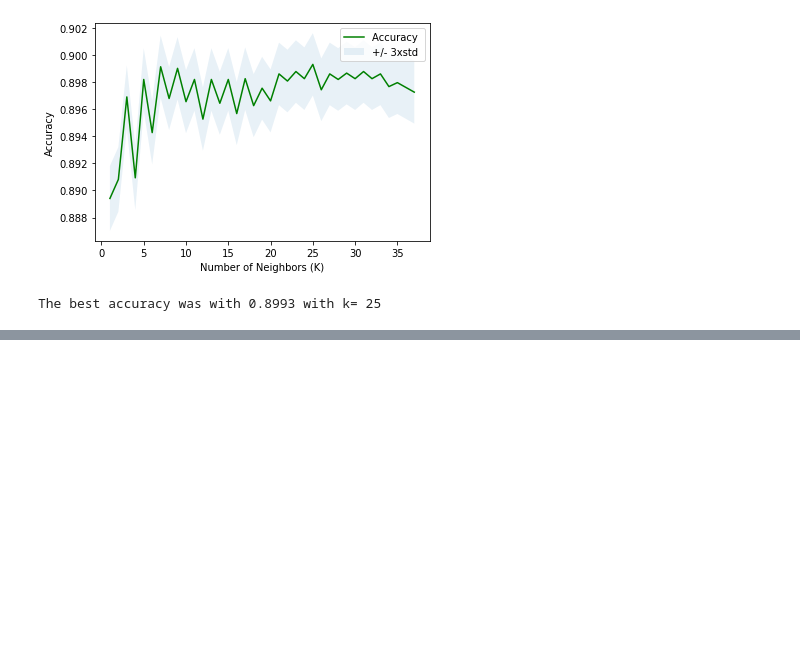
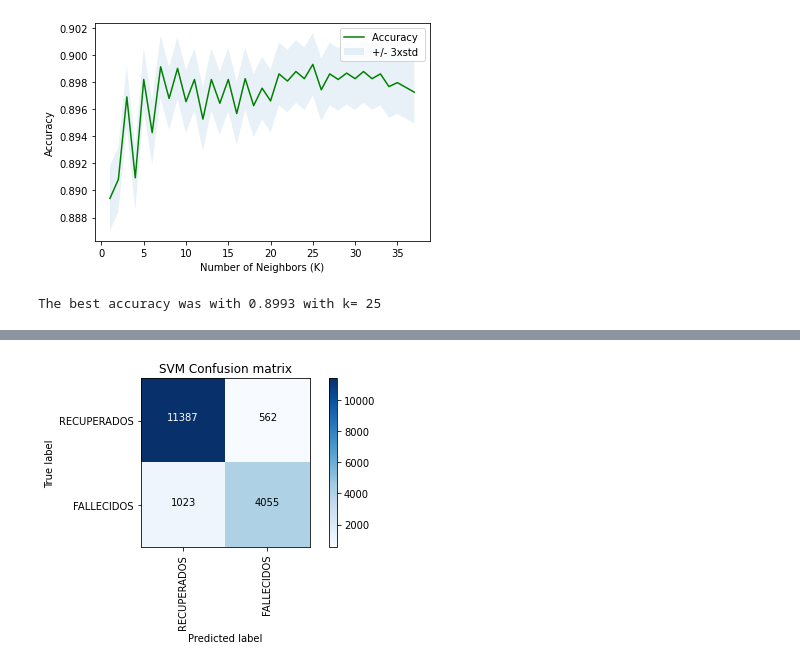
Before and after one commit to maria-luisa-gomez/covid-death-rate-prediction, a Jupyter notebook: notebooks/Modelling_semibalanced_biclass.ipynb, the cells around one changed output, grey strips where cells are left out. Drawn from its saved outputs; the diff is of its cells as text; code cells hidden in the pictures; blank space fills up the shorter version.

```diff
--- a/notebooks/Modelling_semibalanced_biclass.ipynb
+++ b/notebooks/Modelling_semibalanced_biclass.ipynb
@@ -776,0 +831,9 @@ plt.show()
+# %%
+space = {
+
+    'n_estimators': hp.quniform('n_estimators', 10, 1000, 25), # uniforme discreta de 10 a 1000 en saltos de 25
+
+    'learning_rate': hp.uniform('learning_rate', 0.0001, 1.0), # uniforme continua entre 0.0001 y 1
+
+    'gamma': hp.uniform('x_gamma', 0.1, 0.5)
+}
@@ -776,0 +858,4 @@ plt.show()
+# %%
+mejor = fmin(fn = objetivo, space = space, algo = tpe.suggest, max_evals=10, trials=Trials())
+
+mejor
@@ -776,0 +876,32 @@ plt.show()
+# %%
+modelo=xgb.XGBClassifier(n_estimators=int(mejor['n_estimators']),
+                       learning_rate=mejor['learning_rate'],
+                       gamma=mejor['x_gamma'],
+                       objective='binary:logistic')
+# %%
+# XGBC no funciona bien con conjuntos de datos grandes, por lo que solo usé el kernel 'rbf'
+
+XGBC = modelo.fit(X_train, y_train)
+
+y_pred = XGBC.predict(X_test)
+y_pred_train = XGBC.predict(X_train)
+
+XGBC_j_score = jaccard_score(y_test, y_pred)
+XGBC_j_score_train = jaccard_score(y_train, y_pred_train)
+
+XGBC_f_score = f1_score(y_test, y_pred, average='weighted')
+XGBC_f_score_train = f1_score(y_train, y_pred_train, average='weighted')
+
+
+XGBC_class_report = classification_report(y_test, y_pred)
+XGBC_class_report_train = classification_report(y_train, y_pred_train)
+
+
+XGBC_dict = classification_report(y_test, y_pred, output_dict=True)
+# confusion matrix
+cnf_matrix = confusion_matrix(y_test, y_pred, labels=[0,1])
+np.set_printoptions(precision=2)
+# Plot non-normalized confusion matrix
+plt.figure()
+plot_confusion_matrix(cnf_matrix, classes=['RECUPERADOS','FALLECIDOS'],normalize=False,  title='SVM Confusion matrix')
+# %% [output]
@@ -776,0 +910 @@ plt.show()
+[figure, added]
```
Also changed, not shown: parts of 57 cells of this notebook, 1 other file.
